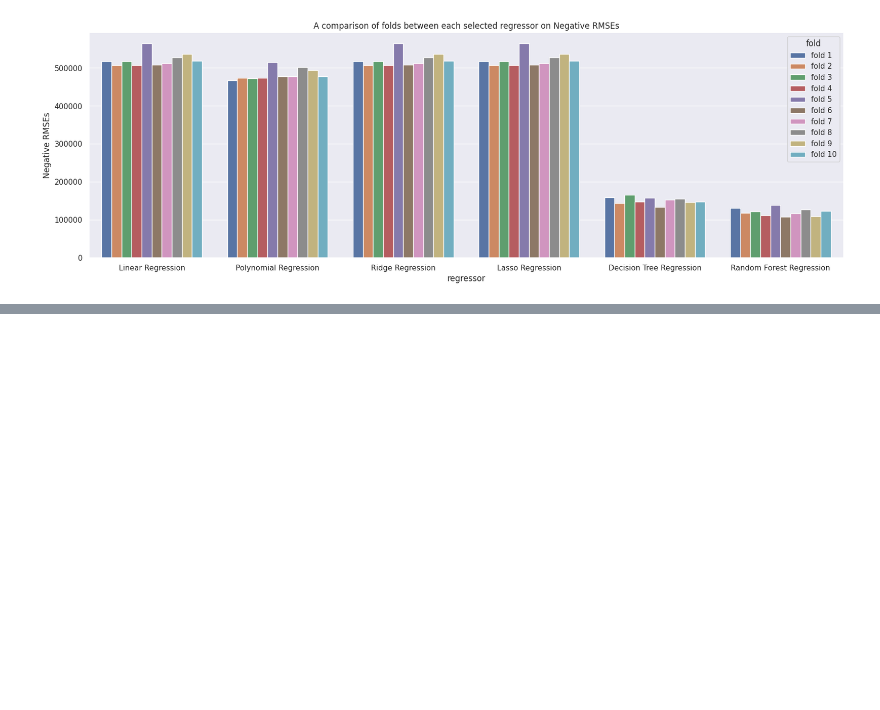
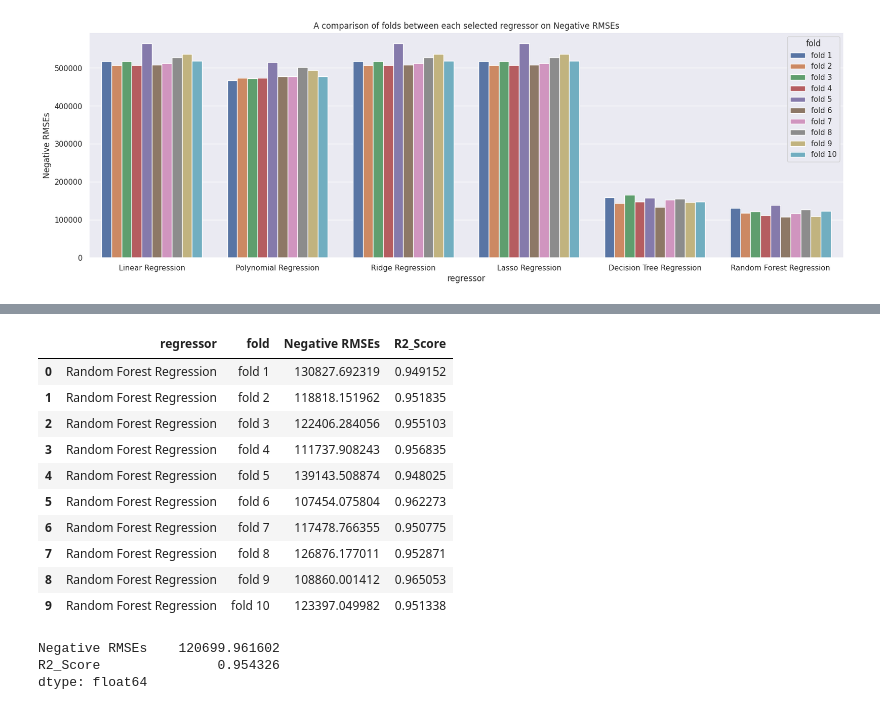
Before and after one commit to SatNichapon/DSI205_project, a Jupyter notebook: DSI205project.ipynb, the cells around one changed output, grey strips where cells are left out. Saved outputs shown, nothing was run; the diff lists cells and outputs as text; code cells hidden in the pictures; blank space fills up the shorter version.

Commit message:
An updated version, inculding cross-validation's result.

```diff
--- a/DSI205project.ipynb
+++ b/DSI205project.ipynb
@@ -614,0 +615,21 @@ plt.show()
+# %%
+cross_result_df = cross_neg_rmse.loc[cross_neg_rmse['regressor'] == 'Random Forest Regression'].merge(cross_r2, how='left')
+cross_result_df
+# %% [output]
+|  | regressor | fold | Negative RMSEs | R2_Score |
+| 0 | Random Forest Regression | fold 1 | 130827.692319 | 0.949152 |
+| 1 | Random Forest Regression | fold 2 | 118818.151962 | 0.951835 |
+| 2 | Random Forest Regression | fold 3 | 122406.284056 | 0.955103 |
+| 3 | Random Forest Regression | fold 4 | 111737.908243 | 0.956835 |
+| 4 | Random Forest Regression | fold 5 | 139143.508874 | 0.948025 |
+| 5 | Random Forest Regression | fold 6 | 107454.075804 | 0.962273 |
+| 6 | Random Forest Regression | fold 7 | 117478.766355 | 0.950775 |
+| 7 | Random Forest Regression | fold 8 | 126876.177011 | 0.952871 |
+| 8 | Random Forest Regression | fold 9 | 108860.001412 | 0.965053 |
+| 9 | Random Forest Regression | fold 10 | 123397.049982 | 0.951338 |
+# %%
+cross_result_df.mean()
+# %% [output]
+Negative RMSEs    120699.961602
+R2_Score               0.954326
+dtype: float64
```
Also changed, not shown: parts of 2 cells of this notebook.
